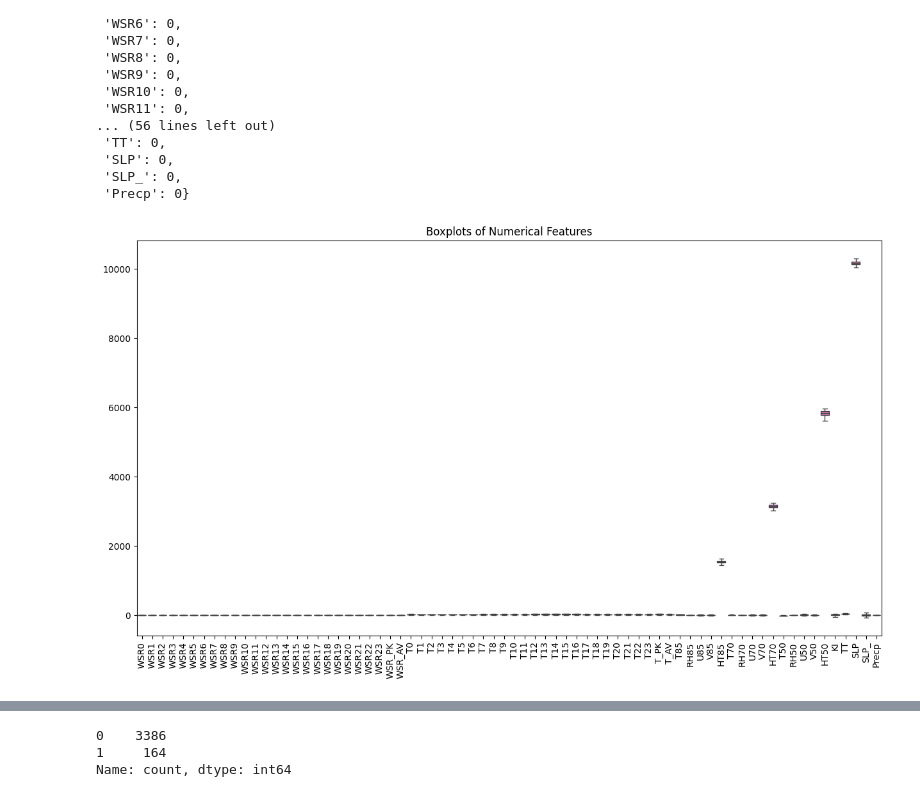
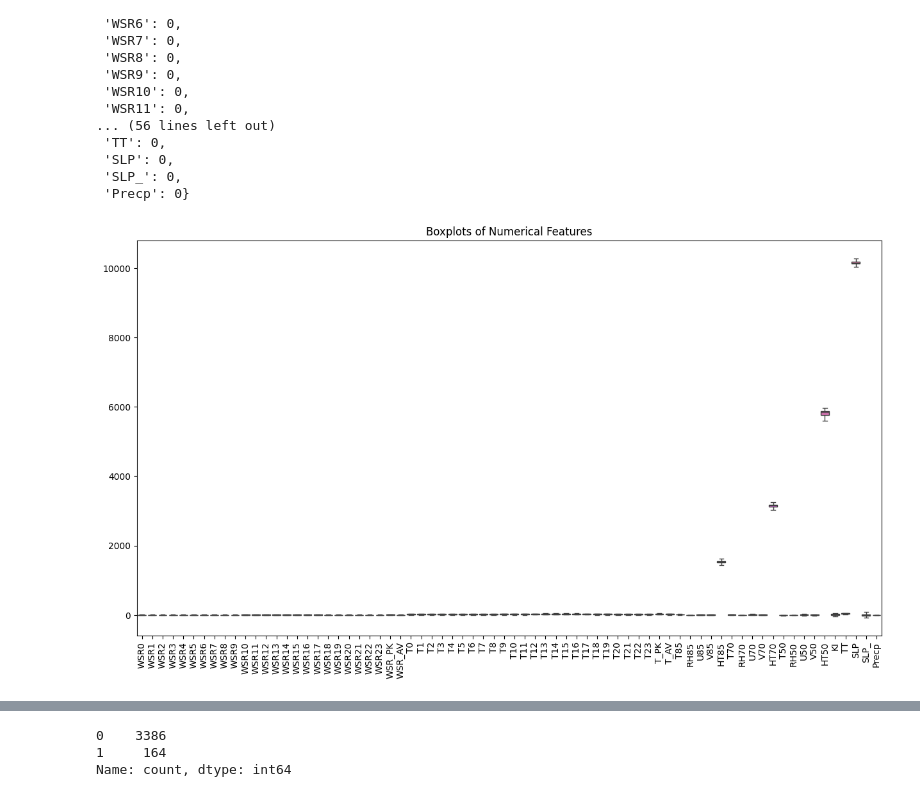
Before and after one commit to rohitkhadka1/5CS037-2024, a Jupyter notebook: Final Coursework/Classification.ipynb, the cells around one changed output, grey strips where cells are left out. Cells and saved outputs as stored; diff of their text form; code cells hidden in the pictures.

```diff
--- a/Final Coursework/Classification.ipynb
+++ b/Final Coursework/Classification.ipynb
@@ -281,12 +285,12 @@ check_outliers(X)
 # %%
 #checking for outliers
 plt.figure(figsize=(15, 8))
-sns.boxplot(data=X.select_dtypes(include=['float64']))
+sns.boxplot(data=X_imputed.select_dtypes(include=['float64']))
 plt.xticks(rotation=90)  # Rotate labels for readability
 plt.title("Boxplots of Numerical Features")
 plt.show()
 # %% [output]
-[figure, old version]
+[figure, new version]
 # %%
 def train_test_split(X, y, test_size=0.3, random_seed=42, stratify=y):
     """
```
Also changed, not shown: parts of 30 cells of this notebook.
